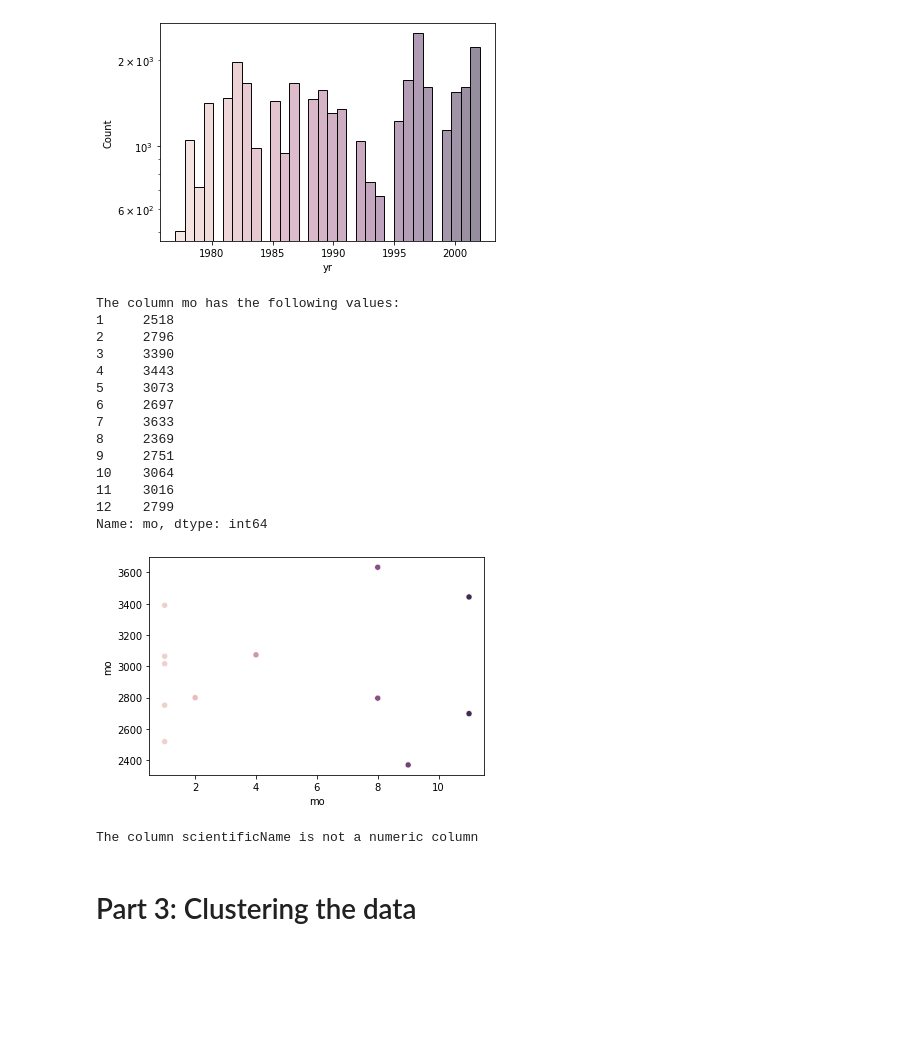
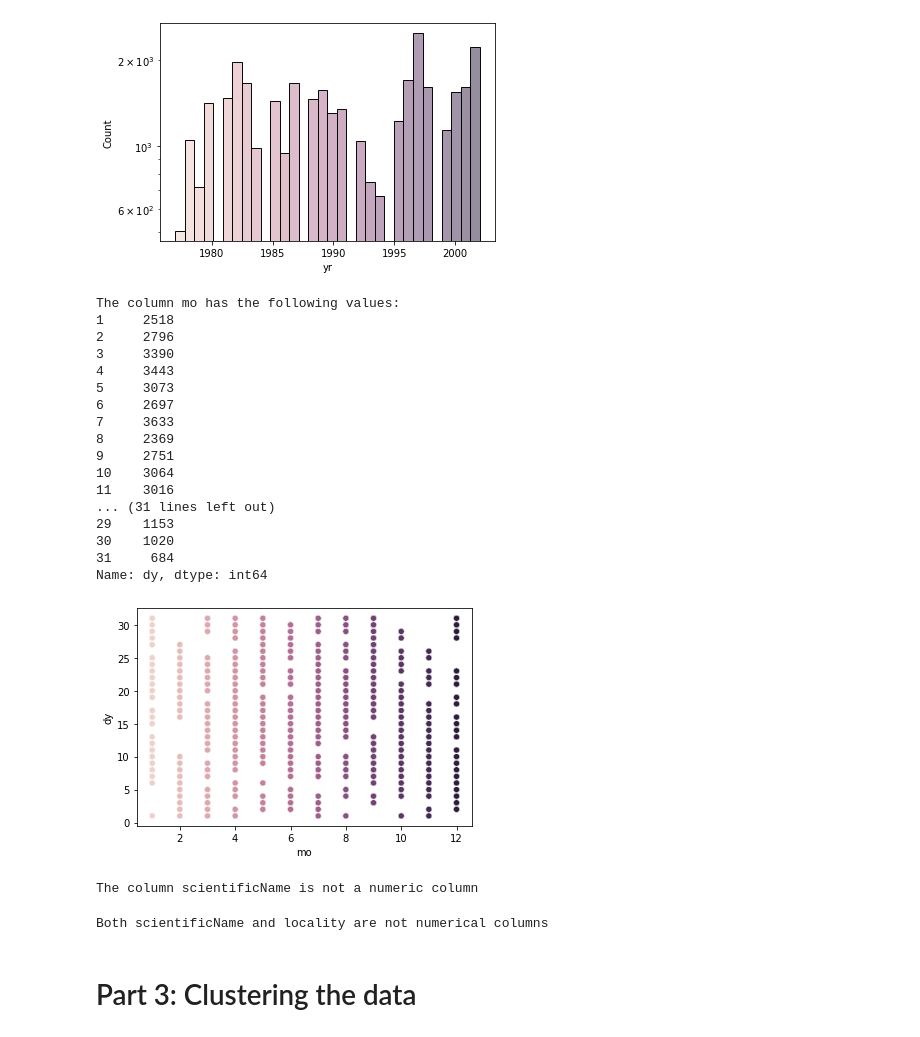
Before and after one commit to AliZ786/COMP-333, a Jupyter notebook: Assignments/Assignment3/LabAssignment3.ipynb, the cells around one changed output. Cells and saved outputs as stored; diff of their text form; code cells hidden in the pictures; blank space fills up the shorter version.

Commit message:
Fixed scatterFacet

```diff
--- a/Assignments/Assignment3/LabAssignment3.ipynb
+++ b/Assignments/Assignment3/LabAssignment3.ipynb
@@ -138,41 +138,66 @@ Name: yr, dtype: int64
 # %%
 # Creating a scatterplot facet for the numerical data
 
-def scatter_facet(df, column:str):
-    if df[column].dtype.kind in 'iufc':
-        updated_df = text_facet(df, column)
-        sns.scatterplot(data=df, x=column, y=df[column].value_counts(), hue=column, legend=False)
-        print(f"The column {column} has the following values:")
+def scatter_facet(df, column1:str, column2: str):
+    # Checks if both columns are numerical
+    if df[column1].dtype.kind in 'iufc' and df[column2].dtype.kind in 'iufc':
+        # Apply text facet on both columns
+        updated_df = text_facet(df, column1)
+        updated_df2 = text_facet(df, column2)
+        # Creates a scatterplot for both columns
+        sns.scatterplot(data=df, x=column1, y=column2, hue=column1, legend=False)
+        # Prints out the values for the columns
+        print(f"The column {column1} has the following values:")
         print(updated_df)
+        print(f"The column {column2} has the following values:")
+        print(updated_df2)
 
     else:
         # Print an error message if the column is not a numeric column
-        print(f"The column {column} is not a numeric column")
+
+        #If column1 is numeric and column 2 is not
+        if df[column1].dtype.kind not in 'iufc' and df[column2].dtype.kind  in 'iufc':
+            print(f"The column {column1} is not a numeric column")
+        # If column2 is numeric and column 1 is not
+        elif df[column2].dtype.kind not in 'iufc' and df[column1].dtype.kind in 'iufc':
+            print(f"The column {column2} is not a numeric column")
+
+        # If both columns are non numeric
+        else:
+            print(f"Both {column1} and {column2} are not numerical columns")
 # %%
-# Trying with a numerical column
-scatter_facet(initial_df, 'mo')
+# Trying with both numerical columns
+scatter_facet(initial_df, 'mo', 'dy')
 # %% [output]
 The column mo has the following values:
 1     2518
 2     2796
 3     3390
 4     3443
 5     3073
 6     2697
 7     3633
 8     2369
 9     2751
 10    3064
 11    3016
-12    2799
-Name: mo, dtype: int64
+... (31 lines left out)
+29    1153
+30    1020
+31     684
+Name: dy, dtype: int64
-[figure, old version]
+[figure, new version]
+# %%
+# Trying it with one numeric and one non-numeric
+
+scatter_facet(initial_df, 'mo', 'scientificName')
+# %% [output]
+The column scientificName is not a numeric column
 # %%
-# Trying it with a non-numerical column
-
-scatter_facet(initial_df, 'scientificName')
+# Trying it with both non-numeric
+scatter_facet(initial_df, 'scientificName', 'locality')
 # %% [output]
-The column scientificName is not a numeric column
+Both scientificName and locality are not numerical columns
 # %% [markdown]
 # Part 3: Clustering the data
 # %%
```
